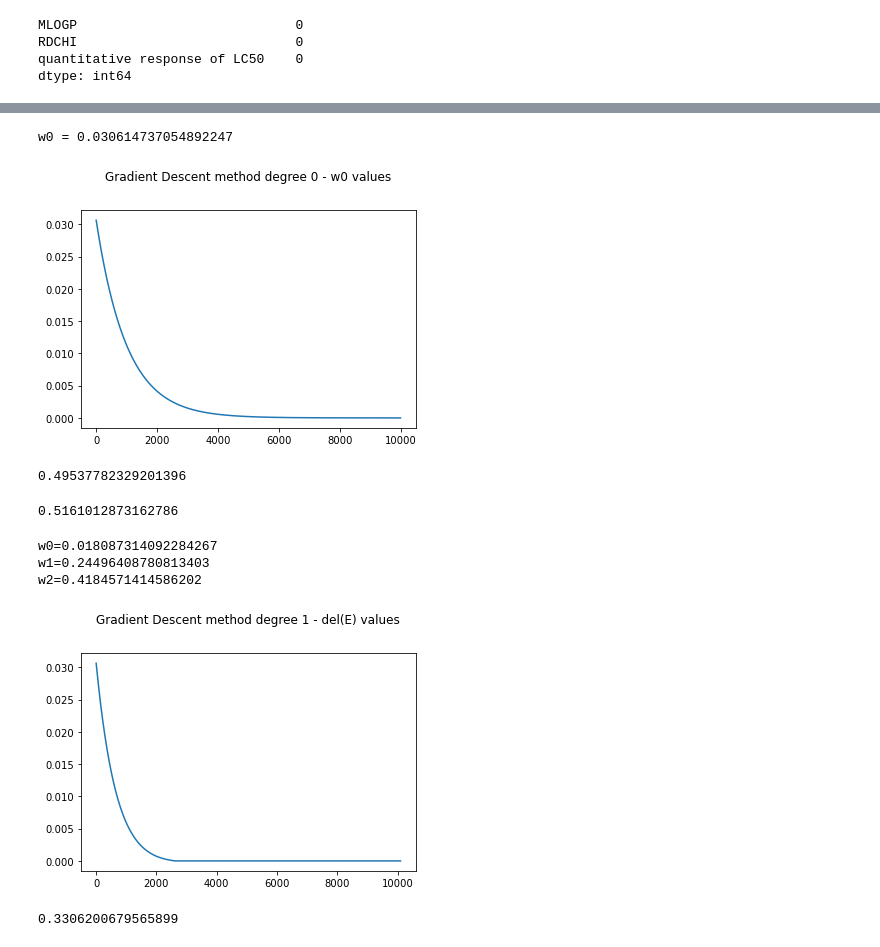
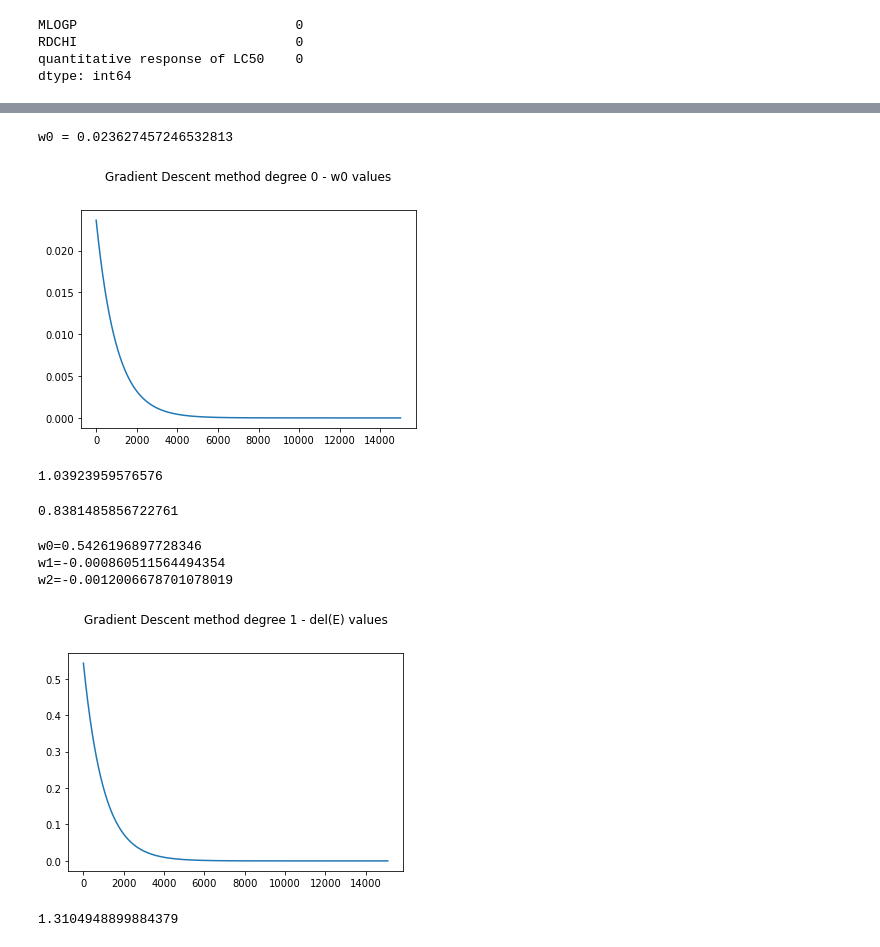
Before and after one commit to AmoghMoses/CS-F320-Assignment-1, a Jupyter notebook: Assignment1B a.ipynb, the cells around one changed output, grey strips where cells are left out. Cells and saved outputs as stored; diff of their text form; code cells hidden in the pictures.

```diff
--- a/Assignment1B a.ipynb
+++ b/Assignment1B a.ipynb
@@ -441,5 +441,5 @@ print(testXVal[0,1])
 # %%
-iters = 10000
+iters = 15000
 learningRate = 0.001 #yeta or n
 costArr= np.zeros(iters+100)
 counterArr = np.zeros(iters+100)
@@ -466,75 +469,80 @@ ax.plot(costArr[1:iters])
 plt.title("Gradient Descent method degree 0 - w0 values", y = 1, pad = 30)
 plt.show()
 # %% [output]
-w0 = 0.030614737054892247
+w0 = 0.023627457246532813
-[figure, old version]
+[figure, new version]
 # %%
 #training data error for degree 0
 w1 = 0
 for i in range(np.shape(valX)[0]):
     w1+= (np.sum(w*valX[i,:wSize]) - valY[i,0])**2
 
-w1/(np.shape(valX)[0]*2)
+TrainErr = np.append(TrainErr,w1/(np.shape(valX)[0]*2))
+w1/np.shape(valX)[0]
 # %% [output]
-0.49537782329201396
+1.03923959576576
 # %%
 # testing data error for degree 0
 testError = 0
 for i in range(np.shape(testXVal)[0]):
     testError += (w - testYVal[i,0])**2
 
-testError/(np.shape(testXVal)[0]*2)
+TestErr = np.append(TestErr,testError/(np.shape(testXVal)[0]*2))
+testError/np.shape(testXVal)[0]
 # %% [output]
-0.5161012873162786
+0.8381485856722761
 # %%
 # degree 1
 degree = 1
 wSize = int((degree+1)*(degree+2)/2)
 w = np.zeros(wSize) # similar template for others
 w1 = np.zeros(wSize)
+#print(w, '\n', w1)
 
 counter = 0
 costArr= np.zeros(iters+100)
+counterArr = np.zeros(iters+100)
 for i in range(iters):
     w2 = np.zeros(wSize)
     for j in range(np.shape(valX)[0]):
-        w2 += ((valY[j,0]-np.sum(w*valX[j,:wSize]))*valX[j,:wSize])
+        w2 += ((valY[:wSize,0]-(w*valX[j,:wSize]))*valX[j,:wSize])
 
     w2 = w2/np.shape(valX)[0] #N
 
     w1 = w + learningRate*w2
     if w1[0] - w[0] <= 10**(-20):
         w=w1
         break
     w=w1
     counter+=1
     costArr[counter] = w2[0]
-
+    counterArr[counter] = counter
 
 
 
 for i in range(np.shape(w)[0]):
     print("w", i, "=", w[i], sep = '')
 
 np.shape(valX)[0]
 fig,ax = plt.subplots()
 ax.plot(costArr[1:-1])
 plt.title("Gradient Descent method degree 1 - del(E) values", y = 1, pad = 30)
 plt.show() # the number of iterations are maxed out in the end,
 # %% [output]
-w0=0.018087314092284267
-w1=0.24496408780813403
-w2=0.4184571414586202
+w0=0.5426196897728346
+w1=-0.000860511564494354
+w2=-0.0012006678701078019
-[figure, old version]
+[figure, new version]
 # %%
 # training data error for degree 1
 w1 = 0
 for i in range(np.shape(valX)[0]):
     w1+= (np.sum(w*valX[i,:wSize]) - valY[i,0])**2
 
-w1/(np.shape(valX)[0]*2)
+TrainErr = np.append(TrainErr,w1/(np.shape(valX)[0]*2))
+w1/np.shape(valX)[0]
 # %% [output]
-0.3306200679565899
+1.3104948899884379
 # %%
 # testing data error for degree 1
 testError = 0
```
Also changed, not shown: parts of 41 cells of this notebook, 1 other file.
